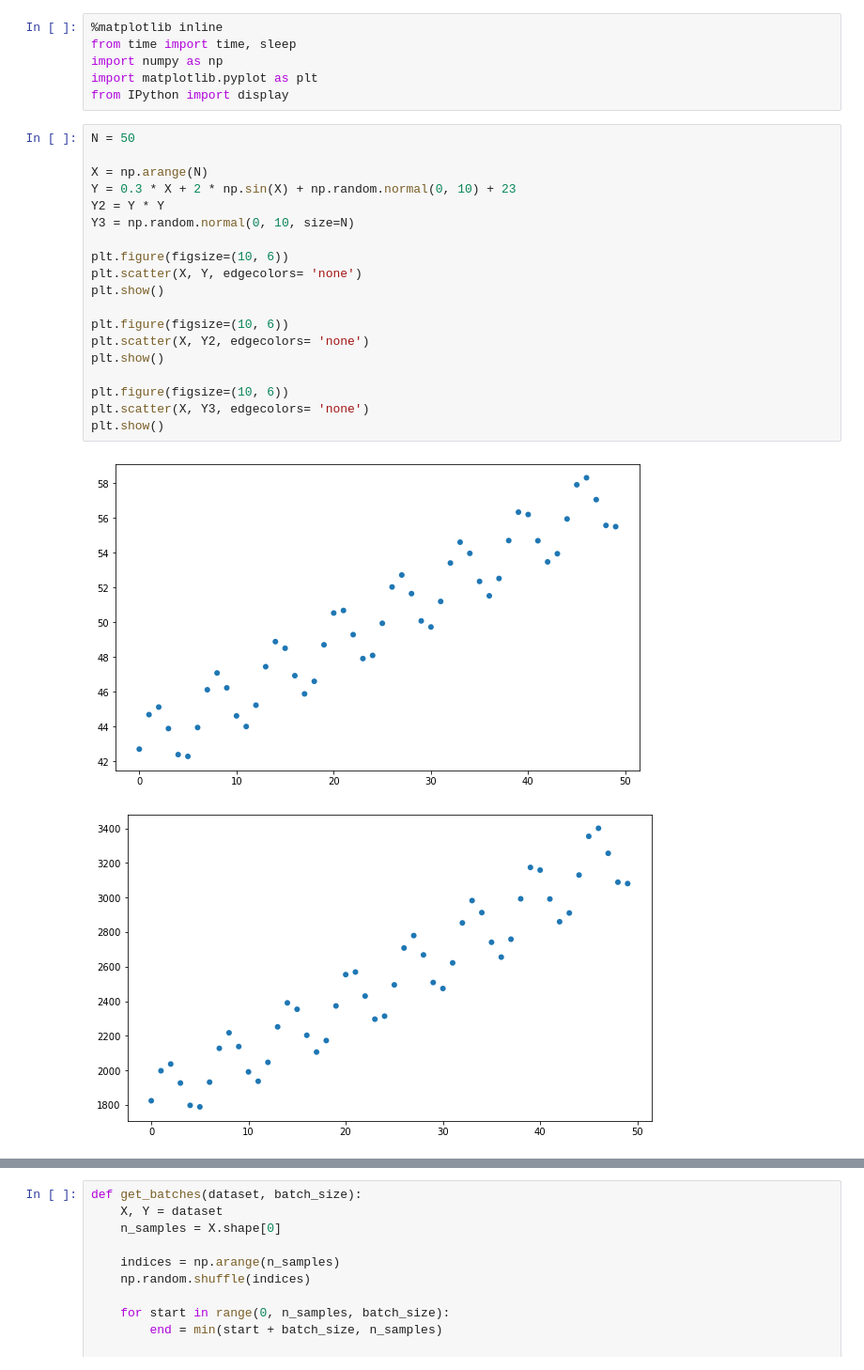
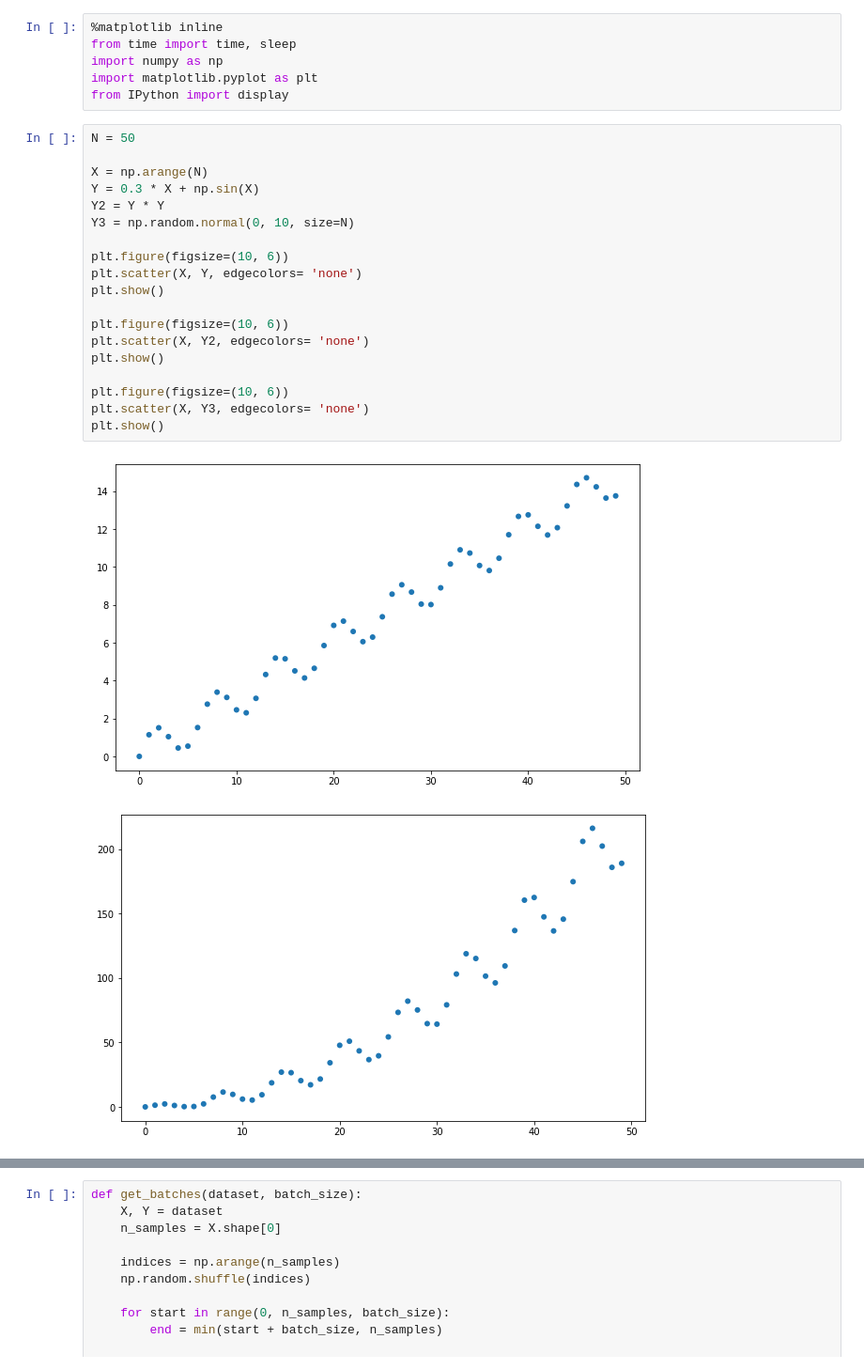
Before and after one commit to EmperorNao/NN, a Jupyter notebook: hw1/hw1.ipynb, the cells around one changed output, grey strips where cells are left out. Shown at 94% size. Cells and saved outputs as stored; diff of their text form.

```diff
--- a/hw1/hw1.ipynb
+++ b/hw1/hw1.ipynb
@@ -51,22 +51,22 @@ from IPython import display
 # %%
 N = 50
 
 X = np.arange(N)
-Y = 0.3 * X + 2 * np.sin(X) + np.random.normal(0, 10) + 23
+Y = 0.3 * X + np.sin(X)
 Y2 = Y * Y
 Y3 = np.random.normal(0, 10, size=N)
 
 plt.figure(figsize=(10, 6))
 plt.scatter(X, Y, edgecolors= 'none')
 plt.show()
 
 plt.figure(figsize=(10, 6))
 plt.scatter(X, Y2, edgecolors= 'none')
 plt.show()
 
 plt.figure(figsize=(10, 6))
 plt.scatter(X, Y3, edgecolors= 'none')
 plt.show()
 # %% [output]
-[figure, old version]
+[figure, new version]
-[figure, old version]
+[figure, new version]
```
Also changed, not shown: parts of 5 cells of this notebook, 1 other file.
